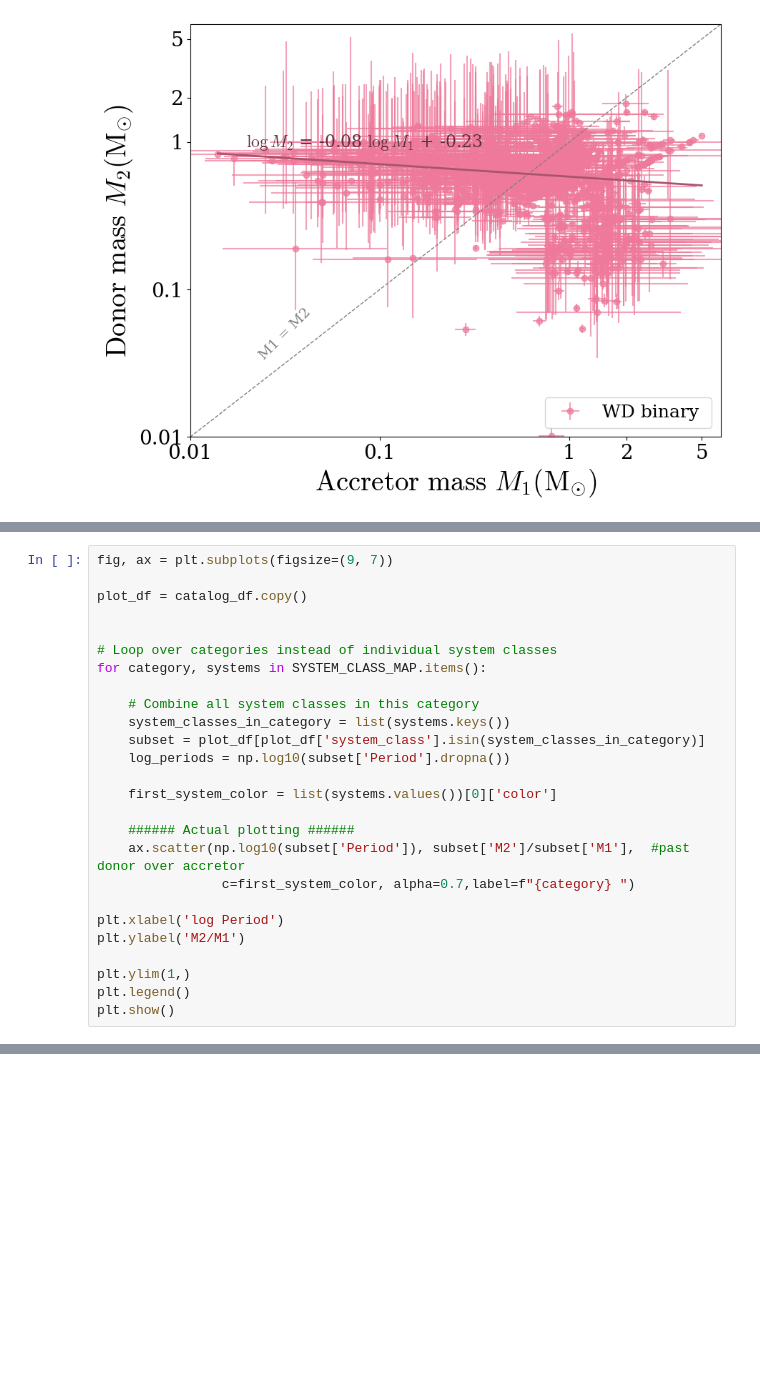
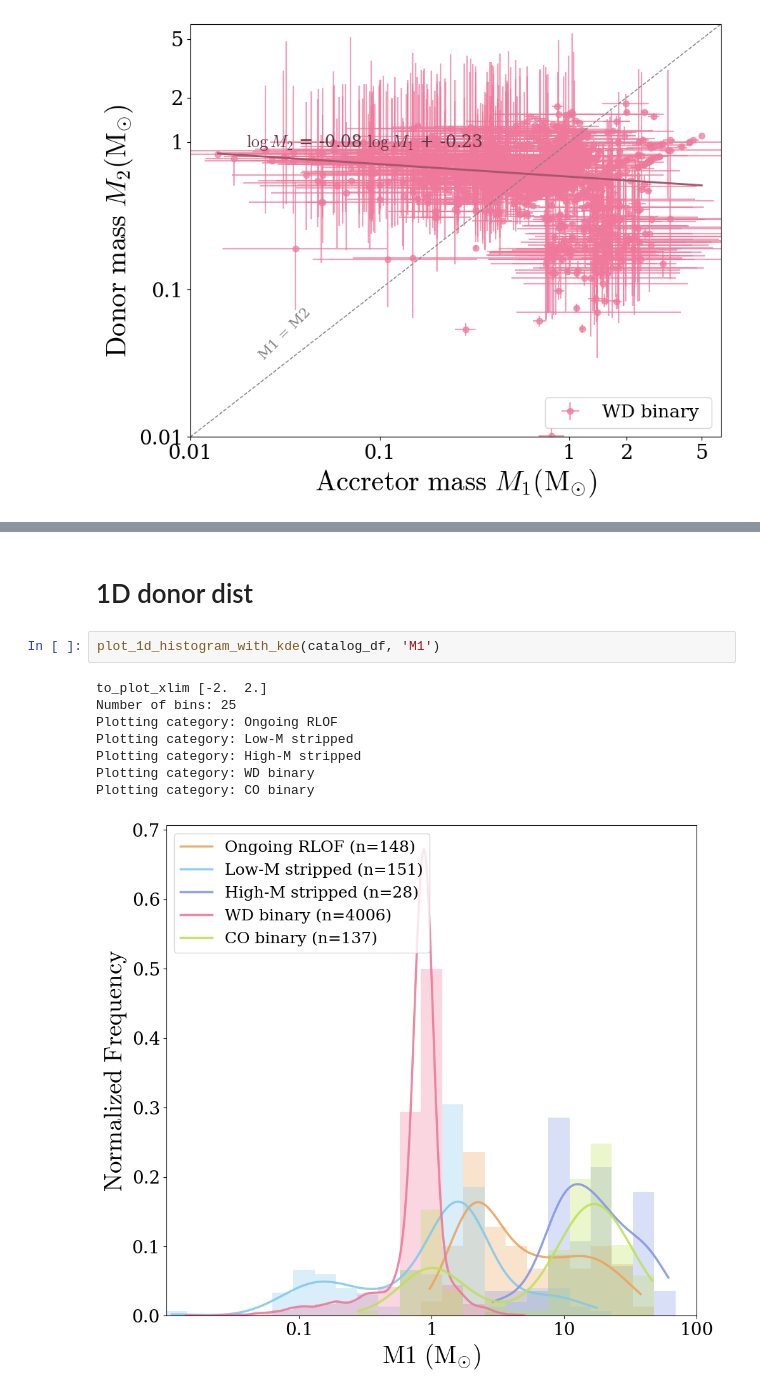
Before and after one commit to binary-observations/post_mt_catalog, a Jupyter notebook: code/data_analysis/M1_M2_analysis.ipynb, the cells around one changed output, grey strips where cells are left out. Saved outputs shown, nothing was run; the diff lists cells and outputs as text; blank space fills up the shorter version.

```diff
--- a/code/data_analysis/M1_M2_analysis.ipynb
+++ b/code/data_analysis/M1_M2_analysis.ipynb
@@ -399,26 +819,0 @@ plt.show()
-# %%
-fig, ax = plt.subplots(figsize=(9, 7))
-
-plot_df = catalog_df.copy()
-
-
-# Loop over categories instead of individual system classes
-for category, systems in SYSTEM_CLASS_MAP.items():
-
-    # Combine all system classes in this category
-    system_classes_in_category = list(systems.keys())
-    subset = plot_df[plot_df['system_class'].isin(system_classes_in_category)]
-    log_periods = np.log10(subset['Period'].dropna())
-
-    first_system_color = list(systems.values())[0]['color']
-
-    ###### Actual plotting ######
-    ax.scatter(np.log10(subset['Period']), subset['M2']/subset['M1'],  #past donor over accretor
-                c=first_system_color, alpha=0.7,label=f"{category} ")
-
-plt.xlabel('log Period')
-plt.ylabel('M2/M1')
-
-plt.ylim(1,)
-plt.legend()
-plt.show()
@@ -426,0 +915,13 @@ plt.show()
+# %% [markdown]
+# 1D donor dist
+# %%
+plot_1d_histogram_with_kde(catalog_df, 'M1')
+# %% [output]
+to_plot_xlim [-2.  2.]
+Number of bins: 25
+Plotting category: Ongoing RLOF
+Plotting category: Low-M stripped
+Plotting category: High-M stripped
+Plotting category: WD binary
+Plotting category: CO binary
+[figure, added]
```
Also changed, not shown: parts of 18 cells of this notebook, 22 other files.
